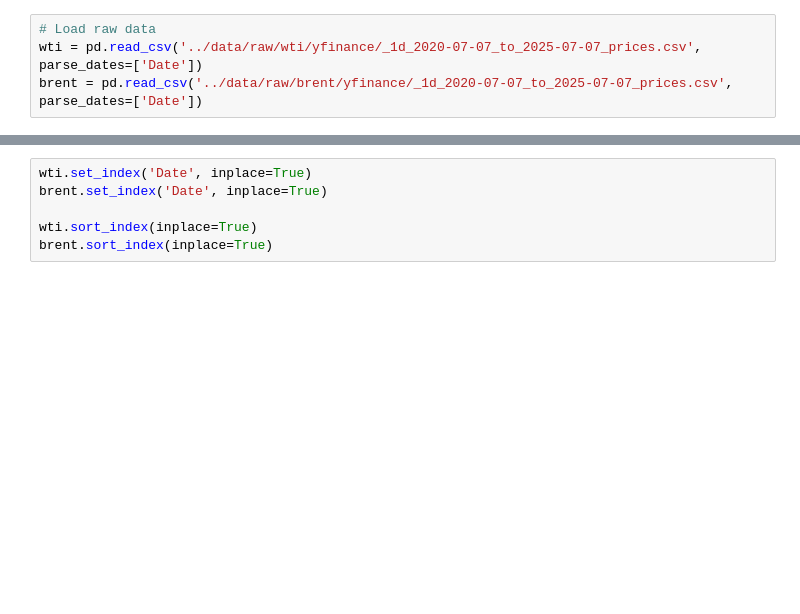
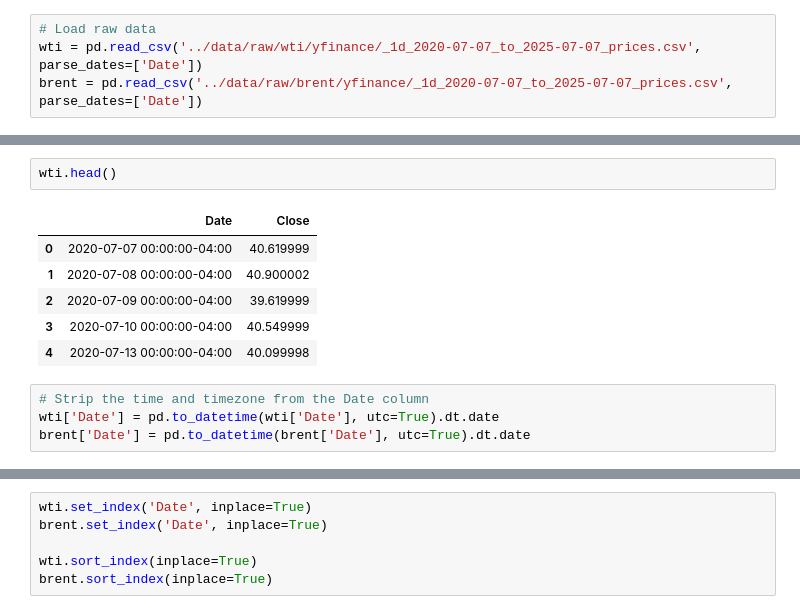
Before and after one commit to philotg/wti-brent-risk-model, a Jupyter notebook: notebooks/data_cleaning.ipynb, the cells around one changed output, grey strips where cells are left out. Drawn from its saved outputs; the diff is of its cells as text; blank space fills up the shorter version.

```diff
--- a/notebooks/data_cleaning.ipynb
+++ b/notebooks/data_cleaning.ipynb
@@ -7,0 +22,13 @@ brent = pd.read_csv('../data/raw/brent/yfinance/_1d_2020-07-07_to_2025-07-07_pri
+# %%
+wti.head()
+# %% [output]
+|  | Date | Close |
+| 0 | 2020-07-07 00:00:00-04:00 | 40.619999 |
+| 1 | 2020-07-08 00:00:00-04:00 | 40.900002 |
+| 2 | 2020-07-09 00:00:00-04:00 | 39.619999 |
+| 3 | 2020-07-10 00:00:00-04:00 | 40.549999 |
+| 4 | 2020-07-13 00:00:00-04:00 | 40.099998 |
+# %%
+# Strip the time and timezone from the Date column
+wti['Date'] = pd.to_datetime(wti['Date'], utc=True).dt.date
+brent['Date'] = pd.to_datetime(brent['Date'], utc=True).dt.date
```
Also changed, not shown: parts of 16 cells of this notebook.
